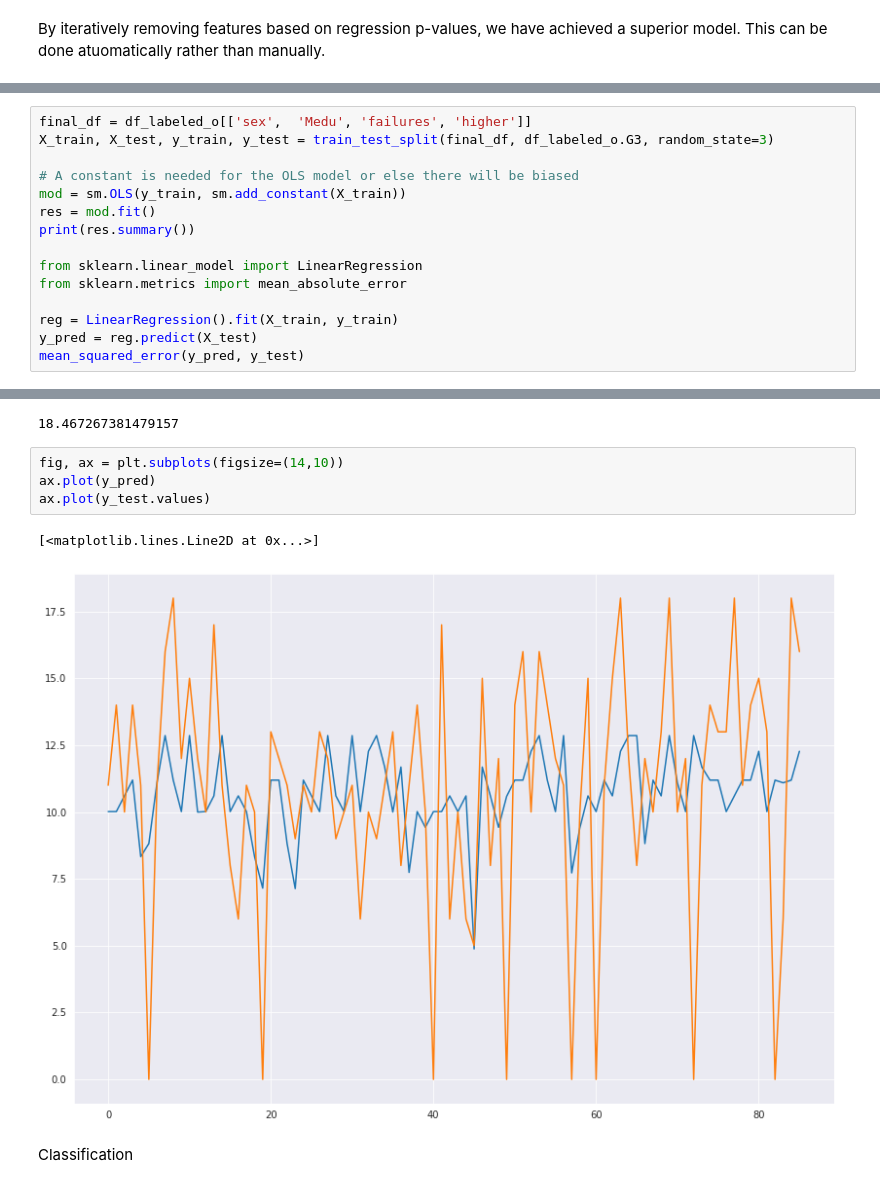
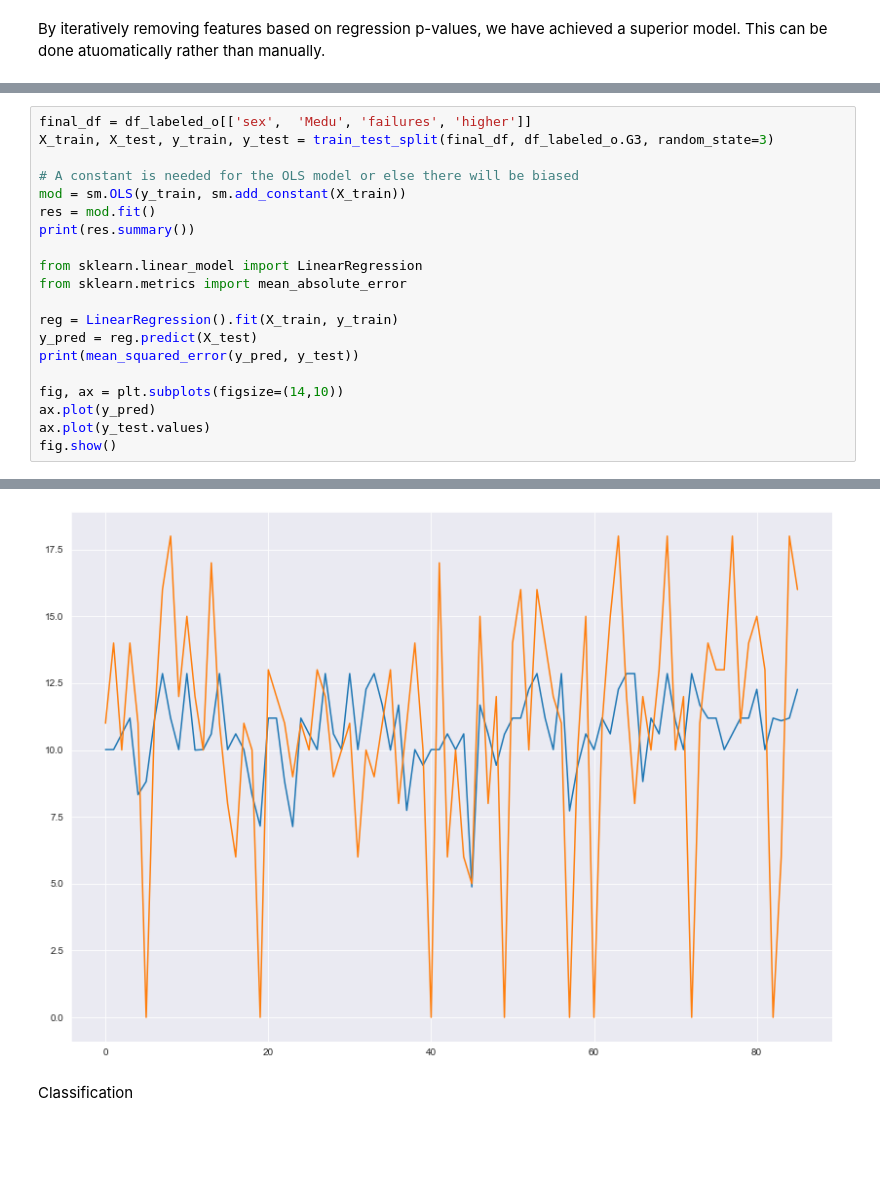
Before and after one commit to CamLadd/math_student_regression, a Jupyter notebook: math_grade_regression.ipynb, the cells around one changed output, grey strips where cells are left out. Saved outputs shown, nothing was run; the diff lists cells and outputs as text; blank space fills up the shorter version.

```diff
--- a/math_grade_regression.ipynb
+++ b/math_grade_regression.ipynb
@@ -348,7 +347,12 @@ from sklearn.metrics import mean_absolute_error
 
 reg = LinearRegression().fit(X_train, y_train)
 y_pred = reg.predict(X_test)
-mean_squared_error(y_pred, y_test)
+print(mean_squared_error(y_pred, y_test))
+
+fig, ax = plt.subplots(figsize=(14,10))
+ax.plot(y_pred)
+ax.plot(y_test.values)
+fig.show()
 # %% [output]
                             OLS Regression Results
 ==============================================================================
@@ -370,11 +374,4 @@ Warnings:
-18.467267381479157
+[figure, added]
-# %%
-fig, ax = plt.subplots(figsize=(14,10))
-ax.plot(y_pred)
-ax.plot(y_test.values)
-# %% [output]
-[<matplotlib.lines.Line2D at 0x...>]
-[figure, removed]
 # %% [markdown]
 Classification
 # %%
```
Also changed, not shown: parts of 13 cells of this notebook.
